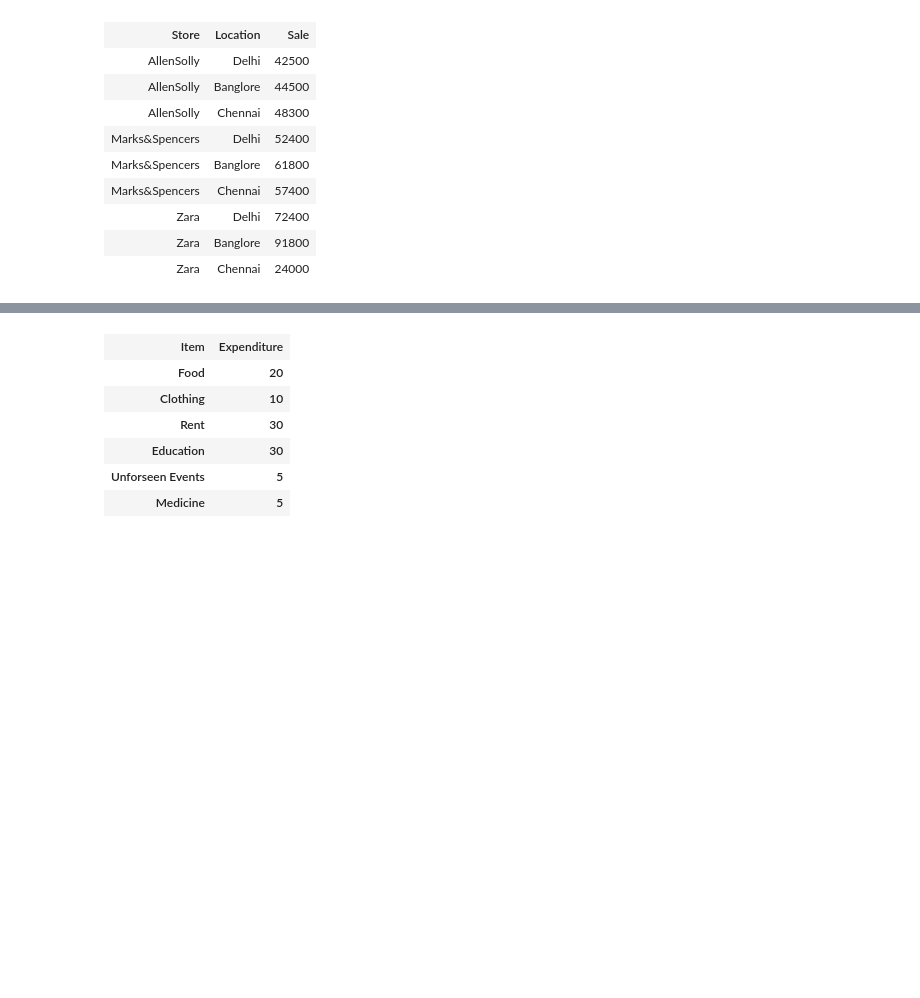
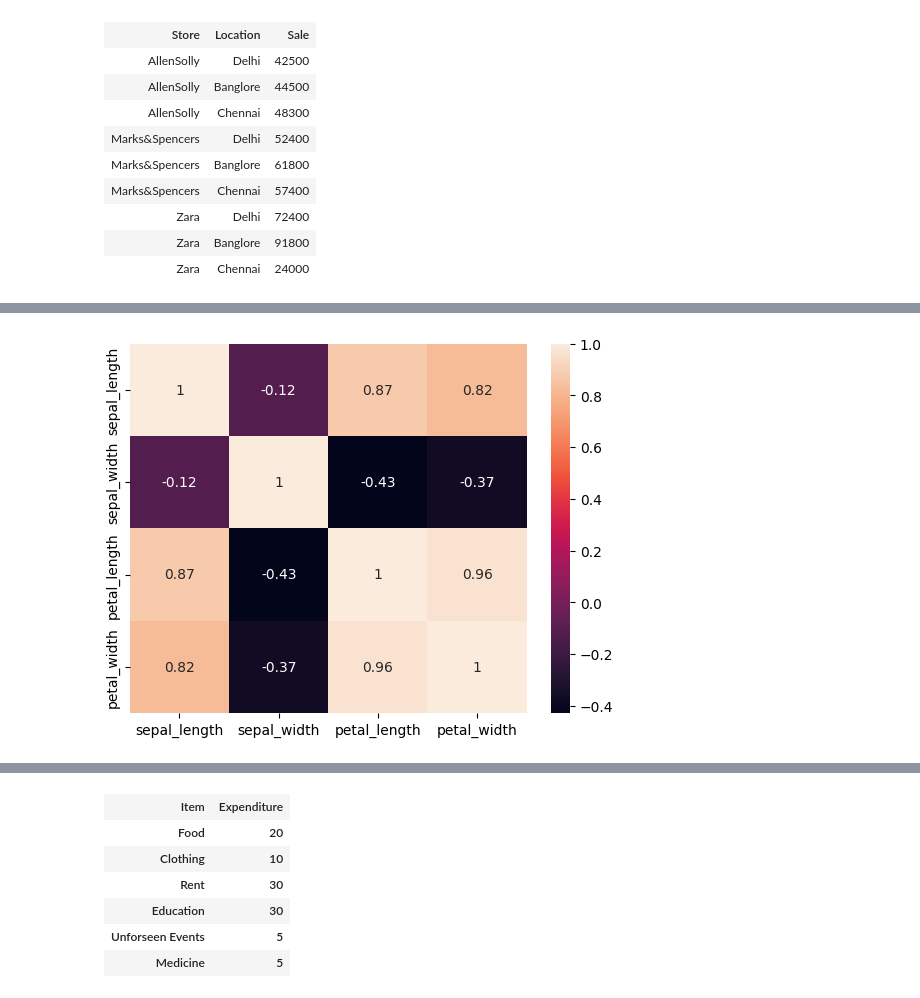
Before and after one commit to anuragsingh2207/dsba-jupyter-notebook, a Jupyter notebook: src/Session_5/Take_Home_Session_5_Question.ipynb, the cells around one changed output, grey strips where cells are left out. Drawn from its saved outputs; the diff is of its cells as text; code cells hidden in the pictures; blank space fills up the shorter version.

```diff
--- a/src/Session_5/Take_Home_Session_5_Question.ipynb
+++ b/src/Session_5/Take_Home_Session_5_Question.ipynb
@@ -306,3 +382,7 @@ plt.show()
 </table>
 # %%
 # type your code here
+
+iris_data = sns.load_dataset("iris")
+
+iris_data.head()
@@ -308,0 +396,4 @@ plt.show()
+# %%
+corr_matrix = iris_data.drop(['species'], axis=1).corr()
+
+corr_matrix
@@ -309,3 +406,9 @@ plt.show()
+# %%
+sns.heatmap(corr_matrix, annot = True)
+
+plt.show()
+# %% [output]
+[figure, added]
 # %% [markdown]
 <table align="left">
     <tr>
```
Also changed, not shown: parts of 18 cells of this notebook, 1 other file.
